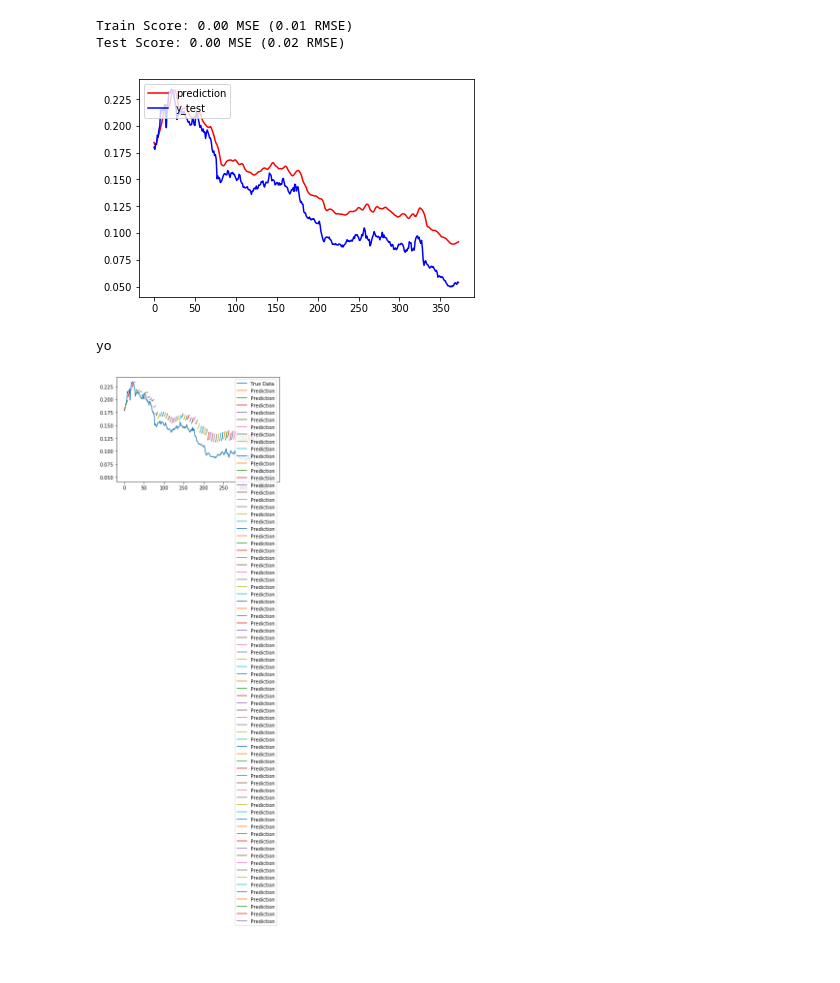
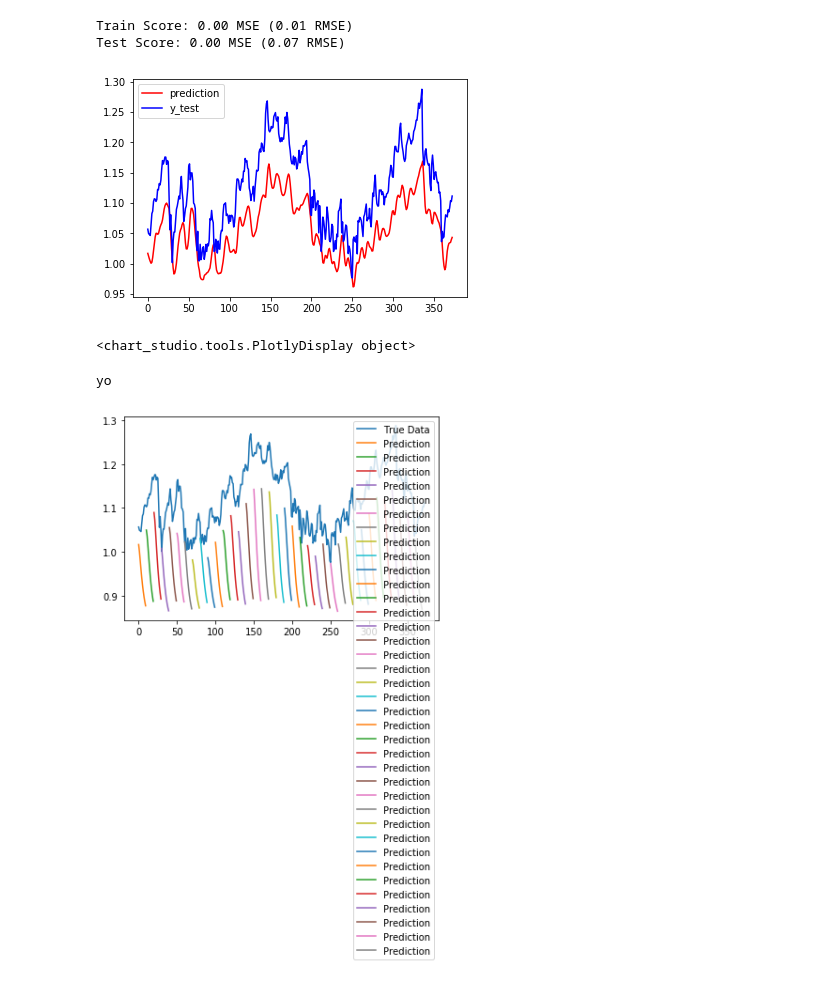
Before and after one commit to ari0824/ari_projects, a Jupyter notebook: lstm_projects/stock_prediction-50_iters.ipynb, the cells around one changed output. Cells and saved outputs as stored; diff of their text form; code cells hidden in the pictures.

Commit message:
altered lstm model

```diff
--- a/lstm_projects/stock_prediction-50_iters.ipynb
+++ b/lstm_projects/stock_prediction-50_iters.ipynb
@@ -31,5 +38,5 @@ from tensorflow.python.keras.callbacks import LambdaCallback
 import lstm_c
 
 #for printing in prediction plot
-pred_window = 50
-epoch_num = 500
+window = 10 #5 is too aggressive #10 is very conservative
+epoch_num = 500#500 is too much #100 is not enough
@@ -40,6 +49,9 @@ def get_stock_data(stock_name, normalized=0):
     start = dt.datetime(1995,1,1)
     end   = dt.date.today()
     df = pandas_datareader.data.DataReader(stock_name,'yahoo',start,end)
+    df['Date'] = df.index
+    df.index = pd.RangeIndex(len(df.index))
+    df.index = range(len(df.index))
     df.drop(columns=['Low','Adj Close', 'Volume'], axis=1, inplace=True)
     return df
 # %%
@@ -75,24 +85,31 @@ df.head(5)
 # %%
 def load_data(stock, seq_len):
-    amount_of_features = len(stock.columns)
-    data = stock.as_matrix() #pd.DataFrame(stock)
+    t = stock.drop(columns=['Date'])
+    amount_of_features = len(t.columns)
+    datedf = stock.as_matrix()
+    data = t.as_matrix() #pd.DataFrame(stock)
     sequence_length = seq_len + 1
     result = []
+    result_date = []
     for index in range(len(data) - sequence_length):
         result.append(data[index: index + sequence_length])
+        result_date.append(datedf[index: index + sequence_length])
 
     result = np.array(result)
+    result_date = np.array(result_date)
     row = round(0.9 * result.shape[0])
     train = result[:int(row), :]
     x_train = train[:, :-1]
     y_train = train[:, -1][:,-1]
     x_test = result[int(row):, :-1]
     y_test = result[int(row):, -1][:,-1]
+    test_dates = result_date[int(row):, -1][:,-1]
+    check_data = result_date[int(row):, :-1]
 
     x_train = np.reshape(x_train, (x_train.shape[0], x_train.shape[1], amount_of_features))
     x_test = np.reshape(x_test, (x_test.shape[0], x_test.shape[1], amount_of_features))
 
-    return [x_train, y_train, x_test, y_test]
+    return [x_train, y_train, x_test, y_test, test_dates, check_data]
 # %%
 def build_model(layers):
         d = 0.2
@@ -106,11 +123,10 @@ def build_model(layers):
         model.compile(loss='mse',optimizer='adam',metrics=['accuracy'])
         return model
 # %%
-
-window = 5
-X_train, y_train, X_test, y_test = load_data(df[::-1], window)
+X_train, y_train, X_test, y_test, test_dates, check_data = load_data(df[::1], window)
 print("X_train", X_train.shape)
 print("y_train", y_train.shape)
 print("X_test", X_test.shape)
 print("y_test", y_test.shape)
+print("test_dates", test_dates.shape)
 # %% [output]
@@ -160,7 +180,7 @@ testScore = model.evaluate(X_test, y_test, verbose=0)
 print('Test Score: %.2f MSE (%.2f RMSE)' % (testScore[0], math.sqrt(testScore[0])))
 # %% [output]
 Train Score: 0.00 MSE (0.01 RMSE)
-Test Score: 0.00 MSE (0.02 RMSE)
+Test Score: 0.00 MSE (0.07 RMSE)
 # %%
 # print(X_test[-1])
 diff=[]
@@ -172,12 +194,13 @@ for u in range(len(y_test)):
     diff.append(abs(y_test[u]- pr))
     #print(u, y_test[u], pr, (y_test[u]/pr)-1, abs(y_test[u]- pr))
 # %%
+##Plotting predictions for test data
+import matplotlib.pyplot as plt2
 
-import matplotlib.pyplot as plt2
 
 plt2.plot(p,color='red', label='prediction')
 plt2.plot(y_test,color='blue', label='y_test')
 plt2.legend(loc='upper left')
 plt2.show()
 # %% [output]
-[figure, old version]
+[figure, new version]
@@ -187,6 +210,16 @@ plt2.show()
+# %%
+import plotly as py
+import cufflinks as cf
+py.tools.set_credentials_file(username='ari0824', api_key='0iCd70k8eqKgJd60M64C')
+
+result_plot.iplot(kind='scatter')
+# %% [output]
+<chart_studio.tools.PlotlyDisplay object>
 # %%
+import lstm_c
+pred_window = window
 predictions = lstm_c.predict_sequences_multiple(model, X_test, pred_window, pred_window)
 lstm_c.plot_results_multiple(predictions, y_test, pred_window)
 # %% [output]
 yo
-[figure, old version]
+[figure, new version]
```
Also changed, not shown: parts of 11 cells of this notebook, 4 other files.
